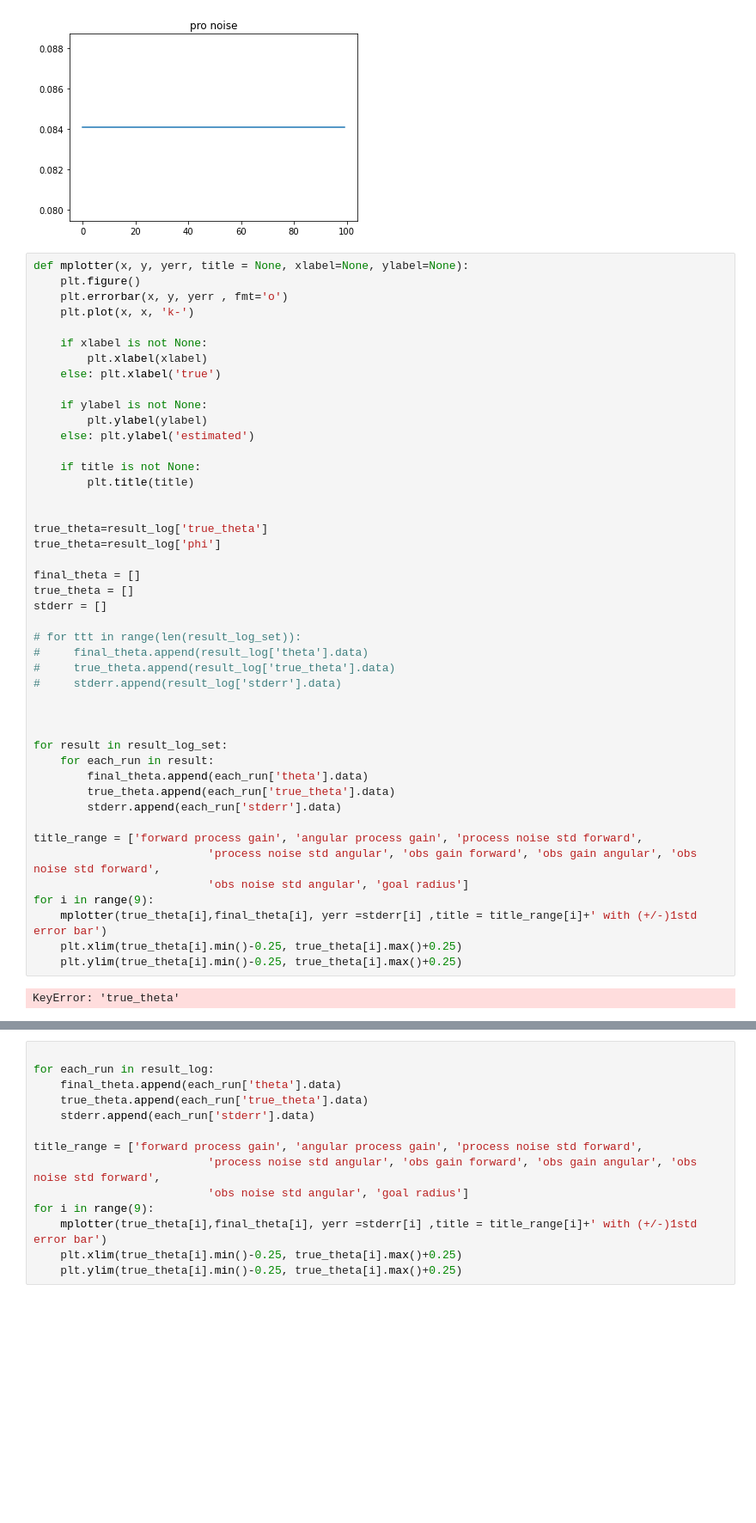
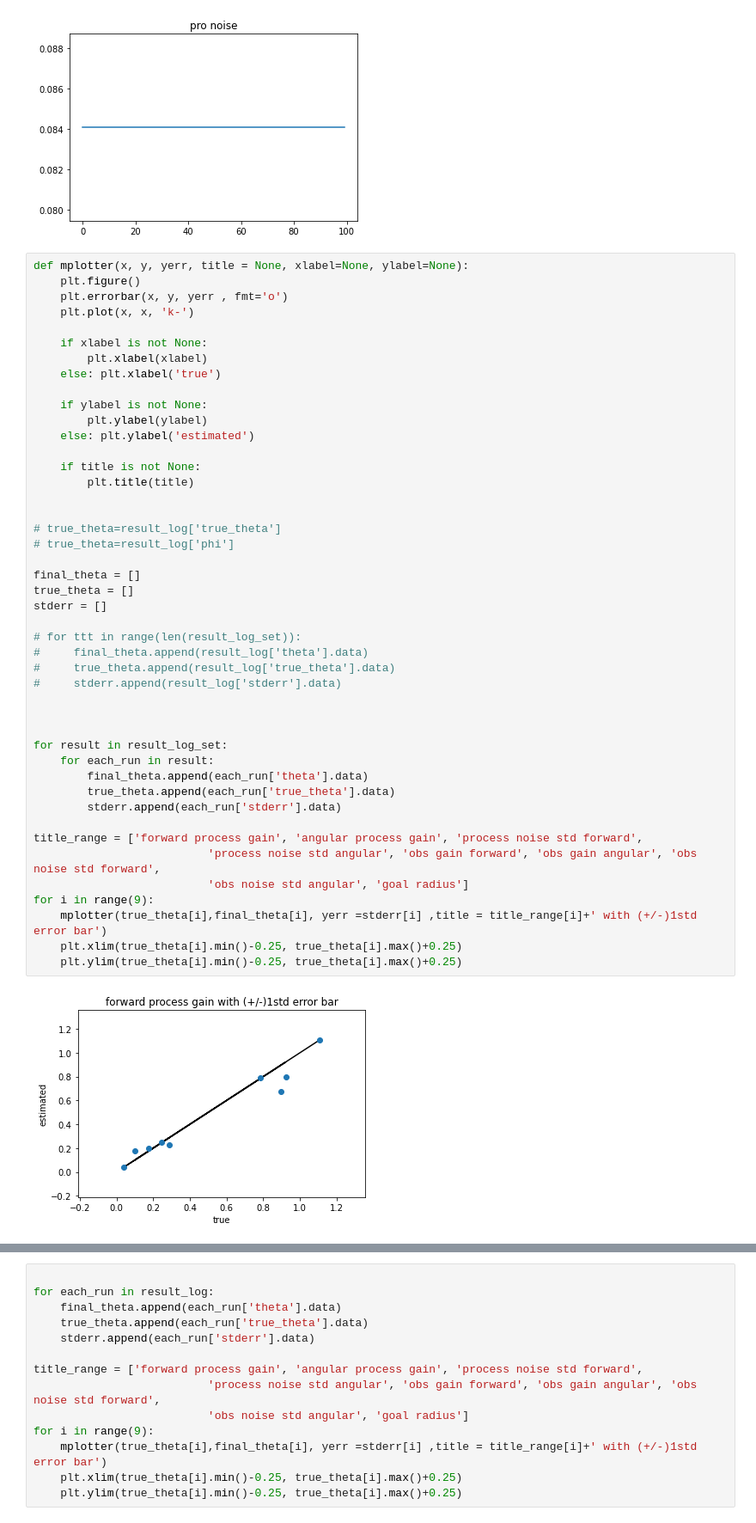
Before and after one commit to yizhoucc/ffsb, a Jupyter notebook: plot_notebook.ipynb, the cells around one changed output, grey strips where cells are left out. Shown: that part at 86% size. Saved outputs shown, nothing was run; the diff lists cells and outputs as text; blank space fills up the shorter version.

```diff
--- a/plot_notebook.ipynb
+++ b/plot_notebook.ipynb
@@ -155,33 +159,33 @@ def mplotter(x, y, yerr, title = None, xlabel=None, ylabel=None):
     if title is not None:
         plt.title(title)
 
 
-true_theta=result_log['true_theta']
-true_theta=result_log['phi']
+# true_theta=result_log['true_theta']
+# true_theta=result_log['phi']
 
 final_theta = []
 true_theta = []
 stderr = []
 
 # for ttt in range(len(result_log_set)):
 #     final_theta.append(result_log['theta'].data)
 #     true_theta.append(result_log['true_theta'].data)
 #     stderr.append(result_log['stderr'].data)
 
 
 
 for result in result_log_set:
     for each_run in result:
         final_theta.append(each_run['theta'].data)
         true_theta.append(each_run['true_theta'].data)
         stderr.append(each_run['stderr'].data)
 
 title_range = ['forward process gain', 'angular process gain', 'process noise std forward',
                           'process noise std angular', 'obs gain forward', 'obs gain angular', 'obs noise std forward',
                           'obs noise std angular', 'goal radius']
 for i in range(9):
     mplotter(true_theta[i],final_theta[i], yerr =stderr[i] ,title = title_range[i]+' with (+/-)1std error bar')
     plt.xlim(true_theta[i].min()-0.25, true_theta[i].max()+0.25)
     plt.ylim(true_theta[i].min()-0.25, true_theta[i].max()+0.25)
 # %% [output]
-KeyError: 'true_theta'
+[figure, added]
```
Also changed, not shown: parts of 4 cells of this notebook, 2 other files.
